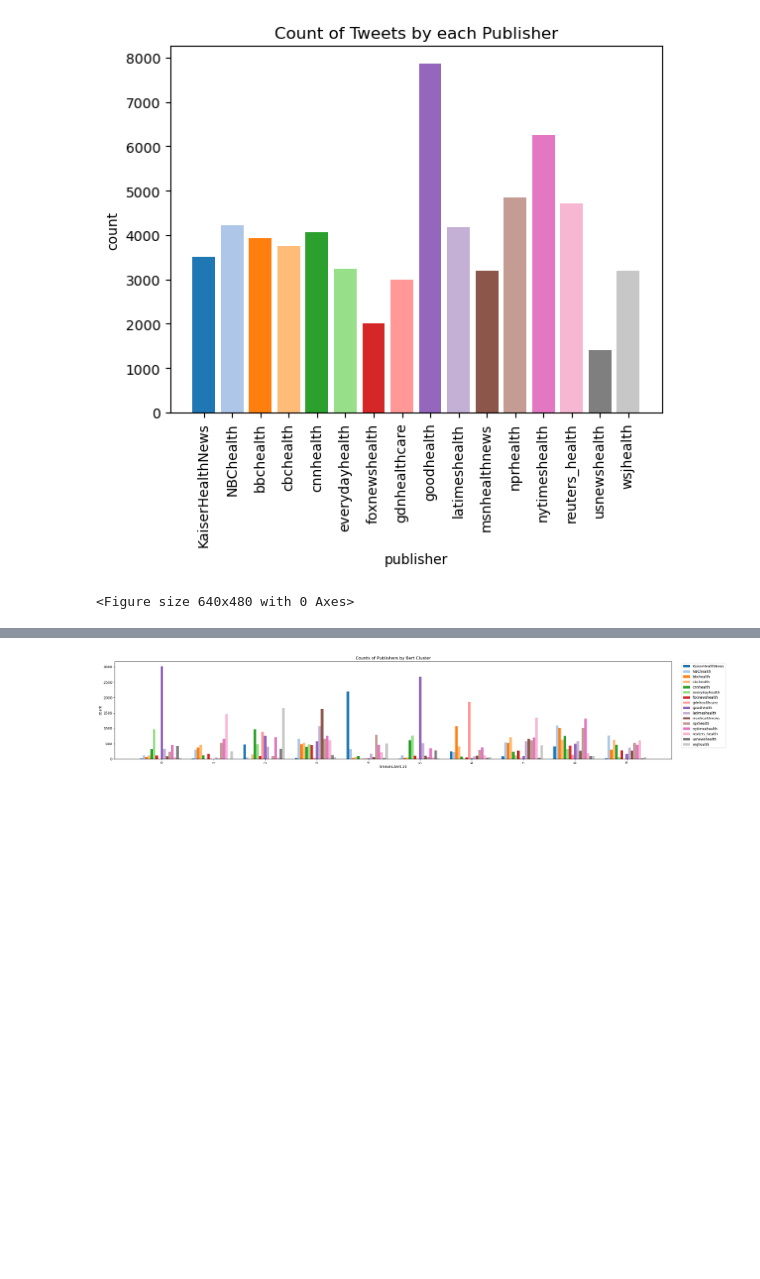
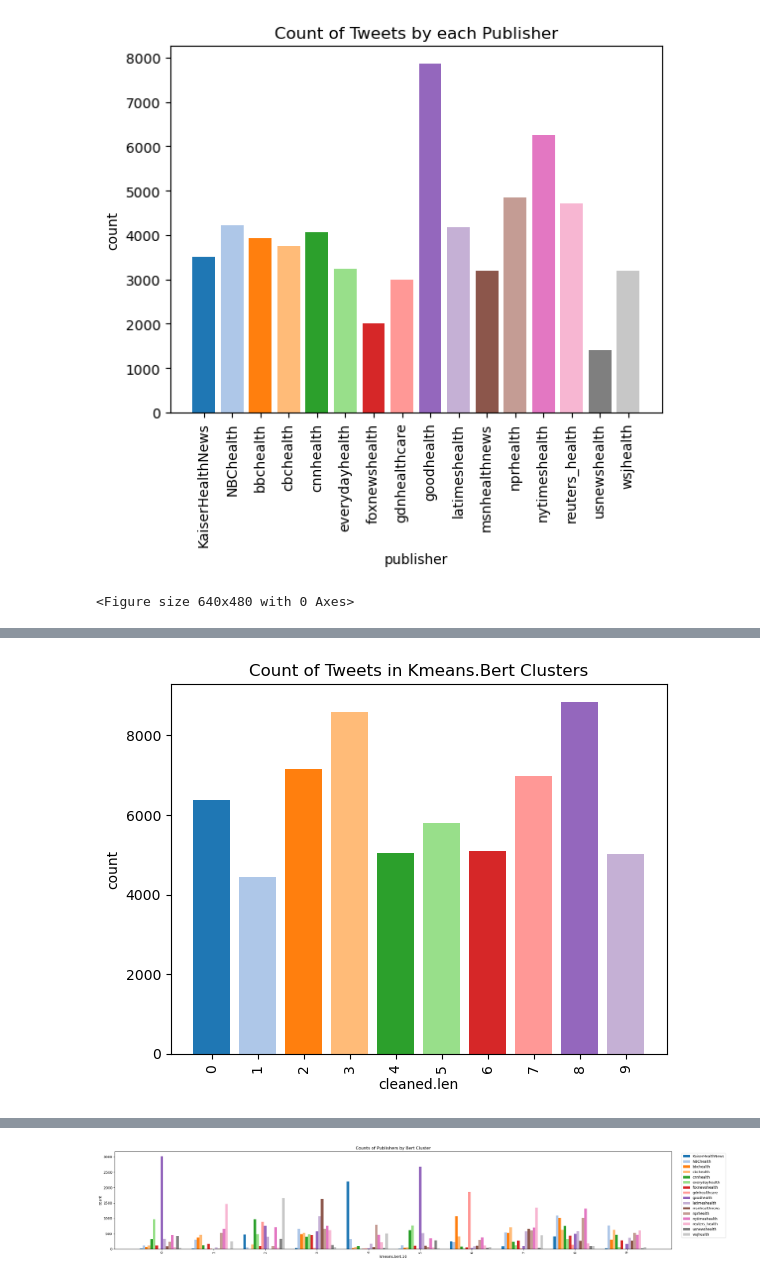
Before and after one commit to Pax-Newman/Twitter-Health-News-Mining, a Jupyter notebook: ClusterAnalysis.ipynb, the cells around one changed output, grey strips where cells are left out. Saved outputs shown, nothing was run; the diff lists cells and outputs as text; code cells hidden in the pictures; blank space fills up the shorter version.

```diff
--- a/ClusterAnalysis.ipynb
+++ b/ClusterAnalysis.ipynb
@@ -87,0 +313,23 @@ plt.show()
+# %%
+clusters = np.unique(df['kmeans.bert.10'])
+data = {
+    'clusters': clusters,
+    'count': [df[df['kmeans.bert.10']== i].shape[0] for i in clusters]
+}
+plotdf = pd.DataFrame(data)
+
+# Create the bar plot
+fig, ax = plt.subplots()
+ax.bar(plotdf['clusters'], plotdf['count'], color = plt.cm.tab20(np.linspace(0, 1, 20))[:30])
+ax.set_xticks(np.arange(10))
+ax.set_xticklabels(plotdf['clusters'], rotation=90)
+
+# Set the labels and title
+ax.set_xlabel('cleaned.len')
+ax.set_ylabel('count')
+ax.set_title('Count of Tweets in Kmeans.Bert Clusters')
+
+# Display the plot
+plt.show()
+# %% [output]
+[figure, added]
```
Also changed, not shown: parts of 31 cells of this notebook.
